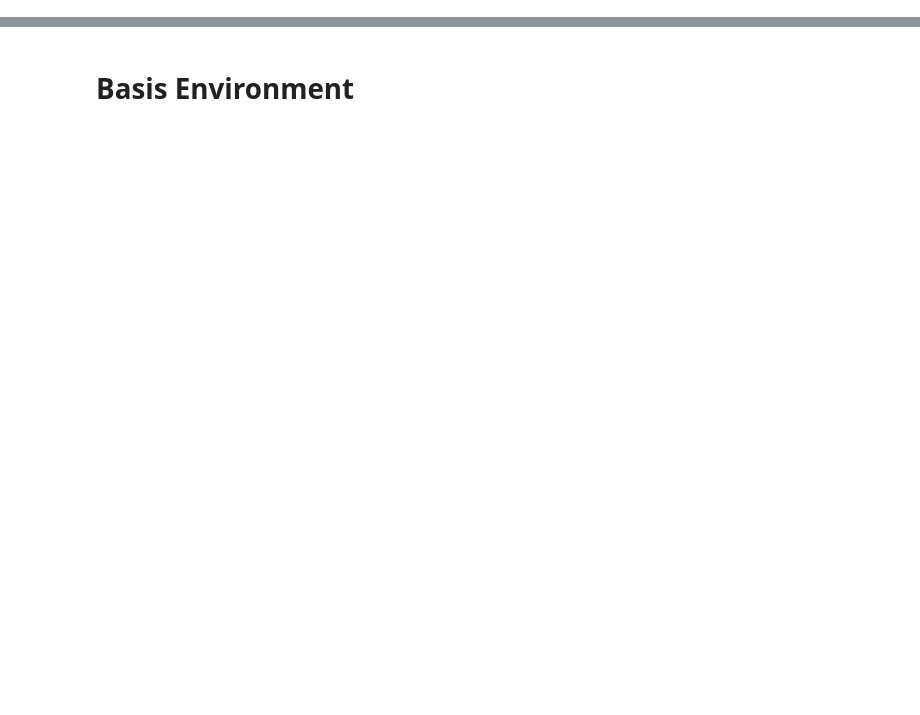
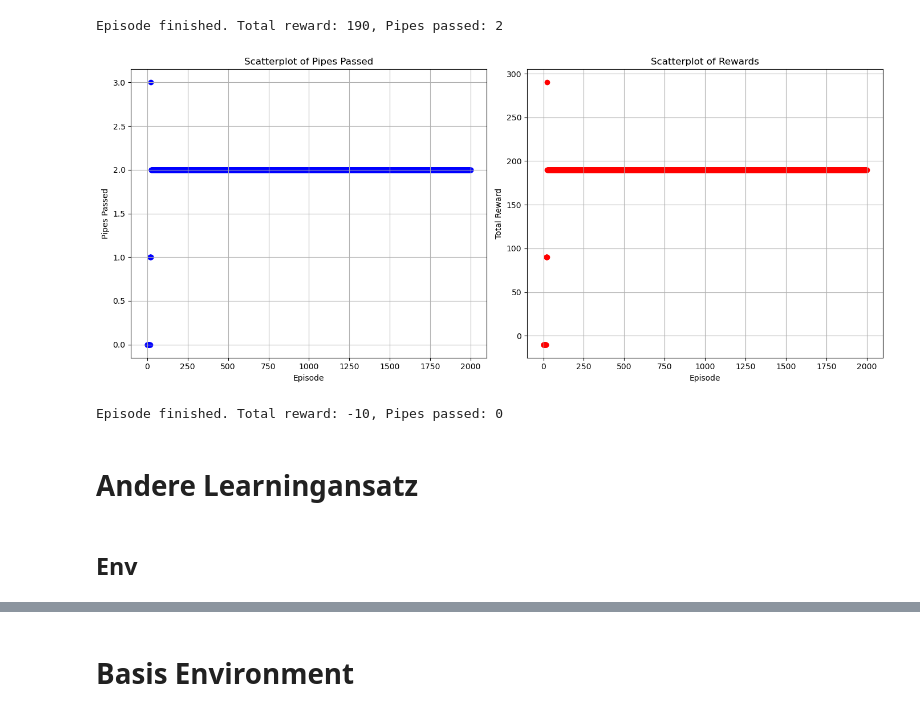
Before and after one commit to TobiasLudwig02/RLFlappyBird, a Jupyter notebook: q_learnin_env1.ipynb, the cells around one changed output, grey strips where cells are left out. Saved outputs shown, nothing was run; the diff lists cells and outputs as text; code cells hidden in the pictures; blank space fills up the shorter version.

```diff
--- a/q_learnin_env1.ipynb
+++ b/q_learnin_env1.ipynb
@@ -21,0 +701,79 @@ number_episodes= 500000
+# %%
+def run_episode(env, agent, render=True):
+    state, _ = env.reset()
+    state = agent.discretize(state)
+    done = False
+    total_reward = 0
+    while not done:
+        action = np.argmax(agent.q_table[state])  # Wähle die beste Aktion basierend auf der Q-Tabelle
+        next_state, reward, done, _, info = env.step(action)
+        next_state = agent.discretize(next_state)
+        state = next_state
+        total_reward += reward
+        if render:
+            env.render()
+    env.close()
+    print(f"Episode finished. Total reward: {total_reward}, Pipes passed: {info['pipe_count']}")
+
+# Führe eine Episode aus
+run_episode(env, agent, render=True)
+# %% [output]
+Episode finished. Total reward: 190, Pipes passed: 2
+# %%
+df = pd.DataFrame({"Reward": list_rewards, "Pipes": list_pipes})
+df["Index"] = df.index
+
+# df["Pipes"].max()
+# print(df.loc[df["Pipes"]==df["Pipes"].max()])
+
+# Scatterplots erstellen
+plt.figure(figsize=(14, 6))
+
+# Scatterplot für Pipes
+plt.subplot(1, 2, 1)
+plt.scatter(df['Index'], df['Pipes'], color='blue')
+plt.title('Scatterplot of Pipes Passed')
+plt.xlabel('Episode')
+plt.ylabel('Pipes Passed')
+plt.grid(True)
+
+# Scatterplot für Rewards
+plt.subplot(1, 2, 2)
+plt.scatter(df['Index'], df['Reward'], color='red')
+plt.title('Scatterplot of Rewards')
+plt.xlabel('Episode')
+plt.ylabel('Total Reward')
+plt.grid(True)
+
+plt.tight_layout()
+plt.show()
+# %% [output]
+[figure, added]
+# %%
+# Laden der Q-Tabelle und Ausführen einer Episode
+agent.load('trained_q_table.npy')
+
+def run_episode(env, agent, render=True):
+    state, _ = env.reset()
+    state = agent.discretize(state)
+    done = False
+    total_reward = 0
+    while not done:
+        action = np.argmax(agent.q_table[state])  # Wähle die beste Aktion basierend auf der Q-Tabelle
+        next_state, reward, done, _, info = env.step(action)
+        next_state = agent.discretize(next_state)
+        state = next_state
+        total_reward += reward
+        if render:
+            env.render()
+    env.close()
+    print(f"Episode finished. Total reward: {total_reward}, Pipes passed: {info['pipe_count']}")
+
+# Führe eine Episode aus
+run_episode(env, agent, render=True)
+# %% [output]
+Episode finished. Total reward: -10, Pipes passed: 0
+# %% [markdown]
+# Andere Learningansatz
+# %% [markdown]
+## Env
```
Also changed, not shown: parts of 30 cells of this notebook, 1 other file.
